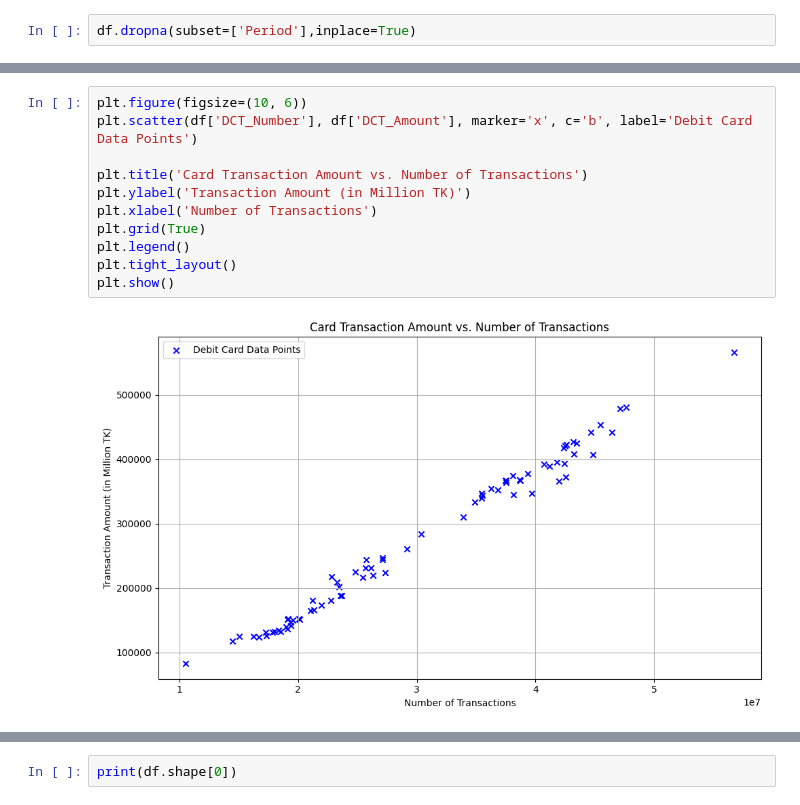
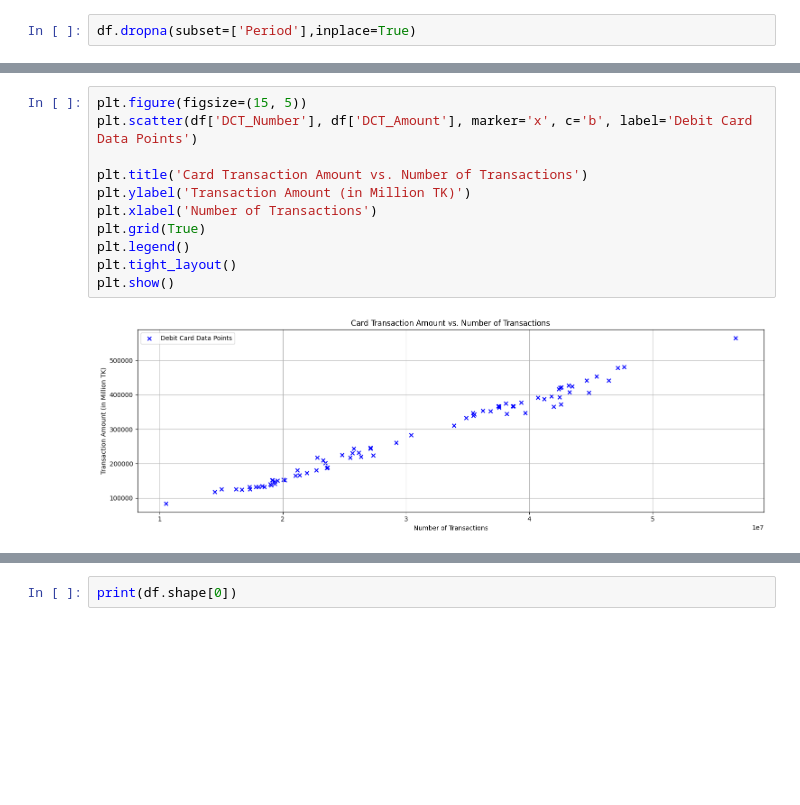
Before and after one commit to Aurnobb-Tasneem/Bangladesh_Digital_Transaction_Forecaster, a Jupyter notebook: notebooks/main.ipynb, the cells around one changed output, grey strips where cells are left out. Saved outputs shown, nothing was run; the diff lists cells and outputs as text; blank space fills up the shorter version.

```diff
--- a/notebooks/main.ipynb
+++ b/notebooks/main.ipynb
@@ -177,14 +177,14 @@ plt.show()
 # %%
-plt.figure(figsize=(10, 6))
+plt.figure(figsize=(15, 5))
 plt.scatter(df['DCT_Number'], df['DCT_Amount'], marker='x', c='b', label='Debit Card Data Points')
 
 plt.title('Card Transaction Amount vs. Number of Transactions')
 plt.ylabel('Transaction Amount (in Million TK)')
 plt.xlabel('Number of Transactions')
 plt.grid(True)
 plt.legend()
 plt.tight_layout()
 plt.show()
 # %% [output]
-[figure, old version]
+[figure, new version]
 # %%
```
Also changed, not shown: parts of 23 cells of this notebook.
